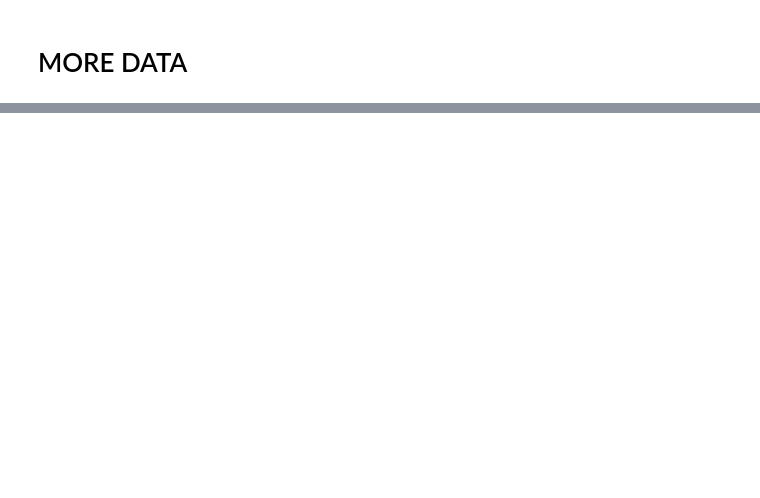
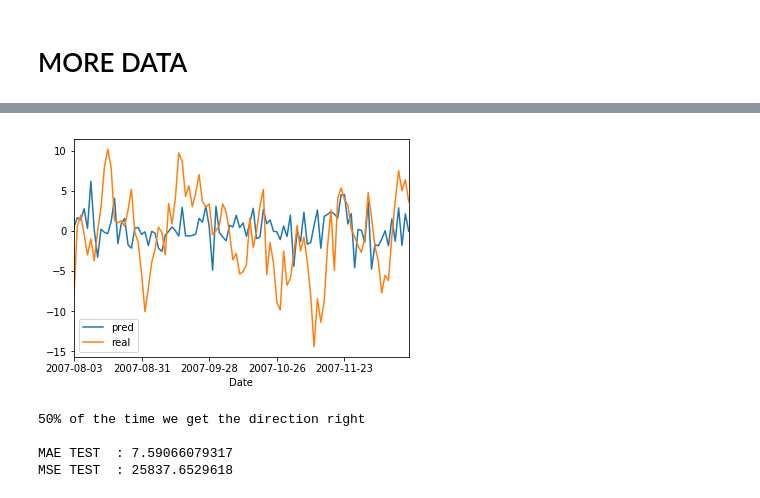
Before and after one commit to edouardcuny/quant, a Jupyter notebook: Carmela/playing.ipynb, the cells around one changed output, grey strips where cells are left out. Saved outputs shown, nothing was run; the diff lists cells and outputs as text; code cells hidden in the pictures; blank space fills up the shorter version.

```diff
--- a/Carmela/playing.ipynb
+++ b/Carmela/playing.ipynb
@@ -79,6 +76,6 @@ tickers = os.listdir("/Users/edouardcuny/Desktop/quant/Carmela/data2/")
 l = []
 for ticker in tickers:
     if 'csv' in ticker:
-        df = get_df(ticker)
+        df = build_df(ticker)
         df.drop(df.columns[0], axis=1,inplace=True)
         l.append(df)
@@ -99,28 +114,3 @@ clf = RandomForestRegressor()
 clf.fit(X_train,Y_train)
 Y_pred = pd.Series(clf.predict(X_test))
 Y_pred.index = Y_test.index
-# %%
-# features rescaling
-from sklearn.preprocessing import scale
-X.loc[:,'spike'] = scale(X['spike'])
-X.loc[:,'pr_spike'] = scale(X['pr_spike'])
-X.loc[:,'spike_derivative'] = scale(X['spike_derivative'])
-X.loc[:,'mom_1'] = scale(X['mom_1'])
-X.loc[:,'mom_5'] = scale(X['mom_5'])
-X.loc[:,'mom_10'] = scale(X['mom_10'])
-
-# train & test
-split = 0.7
-n = int(0.7*df.shape[0])
-X_train = X.iloc[:n,:]
-X_test = X.iloc[n:,:]
-Y_train = Y[:n]
-Y_test = Y[n:]
-
-from sklearn.ensemble import RandomForestRegressor
-clf = RandomForestRegressor()
-clf.fit(X_train,Y_train)
-Y_pred = pd.Series(clf.predict(X_test))
-Y_pred.index = Y_test.index
-comparison = pd.concat([Y_pred,Y_test],axis=1)
-comparison.columns = ['pred','real']
@@ -142,0 +117,8 @@ print mae(Y_pred,Y_test)
+# %%
+print_results_report(Y_pred,Y_test)
+# %% [output]
+[figure, added]
+50% of the time we get the direction right
+
+MAE TEST  : 7.59066079317
+MSE TEST  : 25837.6529618
```
Also changed, not shown: parts of 15 cells of this notebook, 2 other files.
